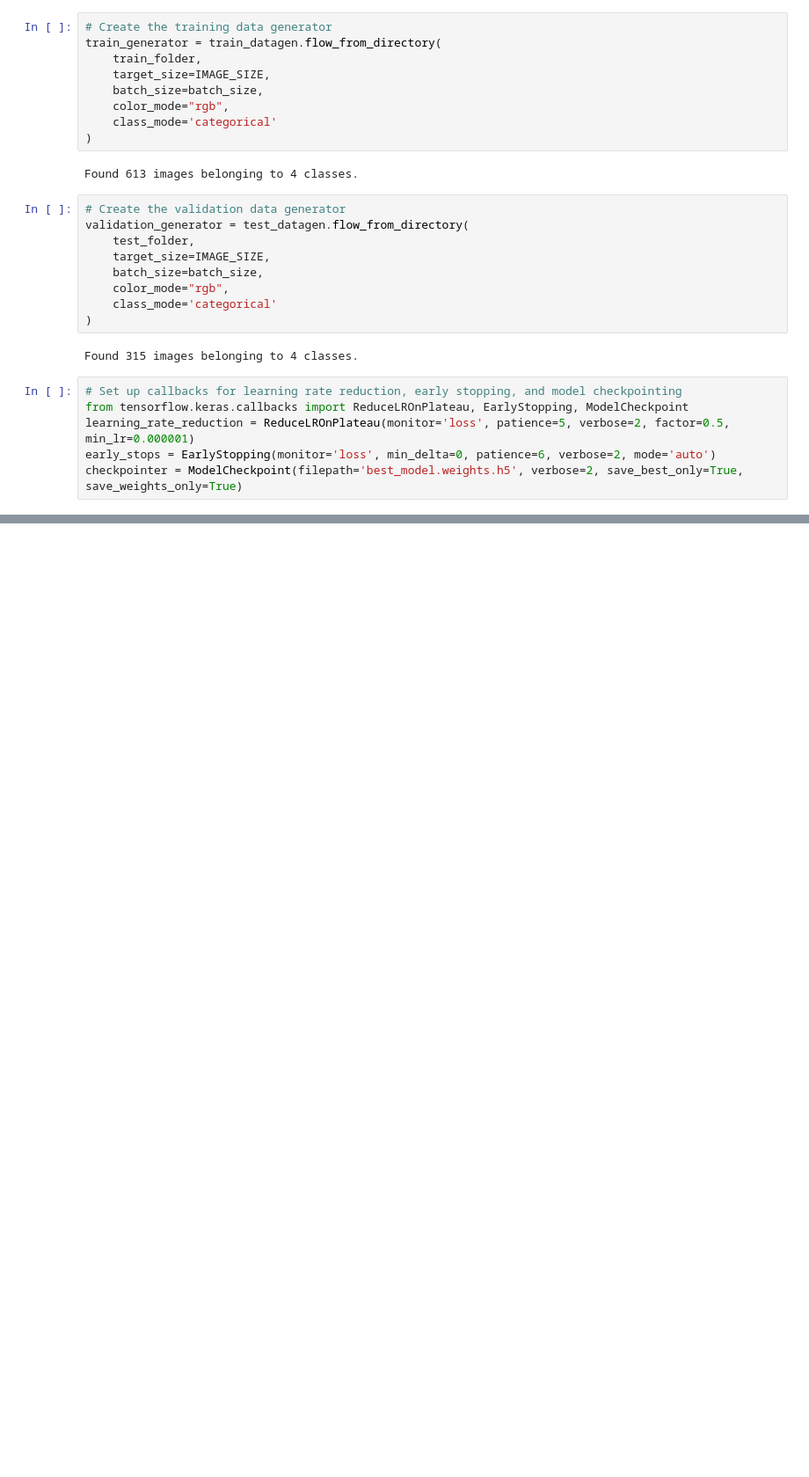
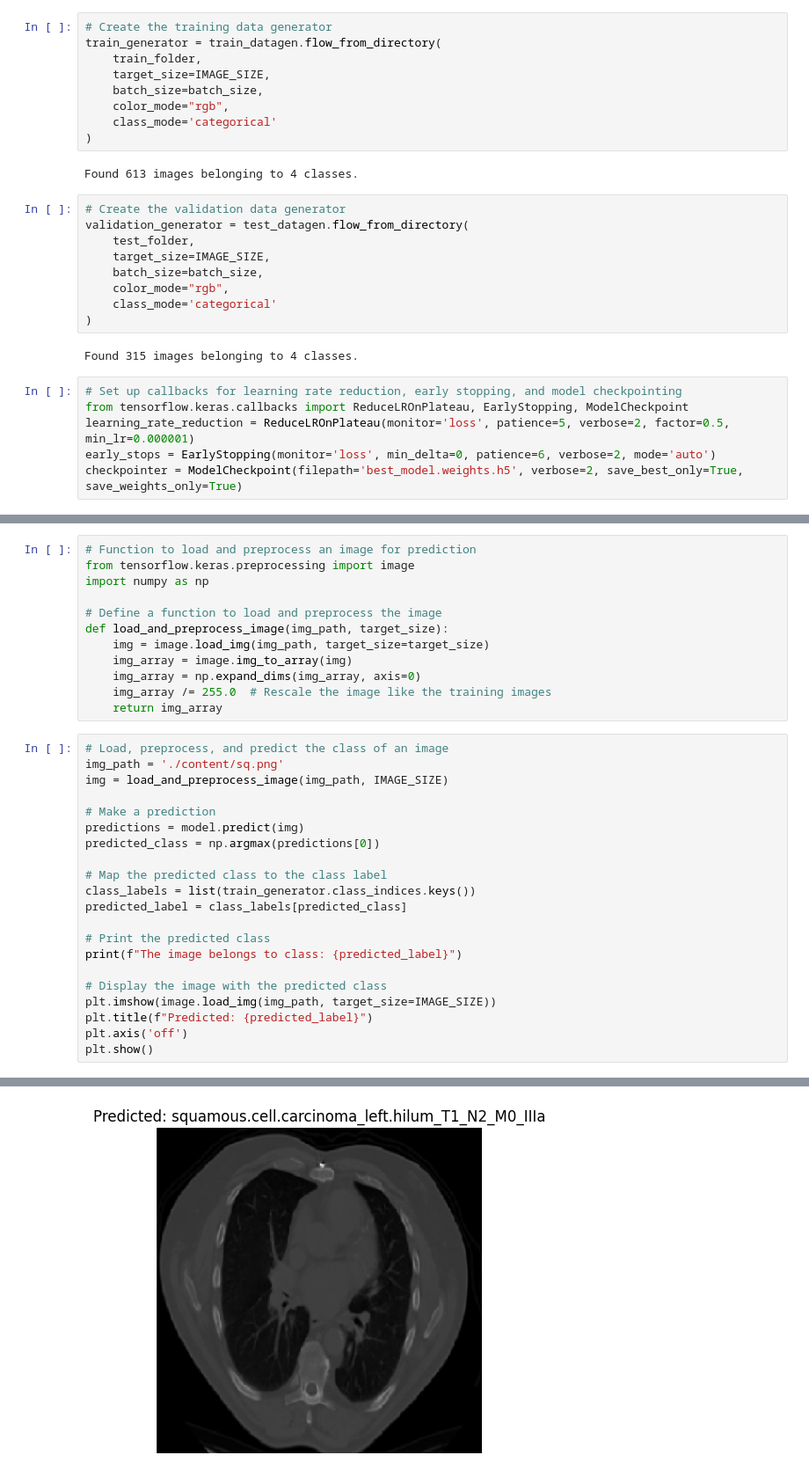
Before and after one commit to meayushsriv/Mini-Project-Lung-Cancer-Detection, a Jupyter notebook: Lung-Cancer-Prediction-using-CNN-and-Transfer-Learning.ipynb, the cells around one changed output, grey strips where cells are left out. Shown at 88% size. Cells and saved outputs as stored; diff of their text form; blank space fills up the shorter version.

```diff
--- a/Lung-Cancer-Prediction-using-CNN-and-Transfer-Learning.ipynb
+++ b/Lung-Cancer-Prediction-using-CNN-and-Transfer-Learning.ipynb
@@ -146,0 +201,34 @@ Model: "sequential"
+# %%
+# Function to load and preprocess an image for prediction
+from tensorflow.keras.preprocessing import image
+import numpy as np
+
+# Define a function to load and preprocess the image
+def load_and_preprocess_image(img_path, target_size):
+    img = image.load_img(img_path, target_size=target_size)
+    img_array = image.img_to_array(img)
+    img_array = np.expand_dims(img_array, axis=0)
+    img_array /= 255.0  # Rescale the image like the training images
+    return img_array
+# %%
+# Load, preprocess, and predict the class of an image
+img_path = './content/sq.png'
+img = load_and_preprocess_image(img_path, IMAGE_SIZE)
+
+# Make a prediction
+predictions = model.predict(img)
+predicted_class = np.argmax(predictions[0])
+
+# Map the predicted class to the class label
+class_labels = list(train_generator.class_indices.keys())
+predicted_label = class_labels[predicted_class]
+
+# Print the predicted class
+print(f"The image belongs to class: {predicted_label}")
+
+# Display the image with the predicted class
+plt.imshow(image.load_img(img_path, target_size=IMAGE_SIZE))
+plt.title(f"Predicted: {predicted_label}")
+plt.axis('off')
+plt.show()
+# %% [output]
@@ -146,0 +237 @@ Model: "sequential"
+[figure, added]
```
Also changed, not shown: parts of 6 cells of this notebook, 8 other files.
